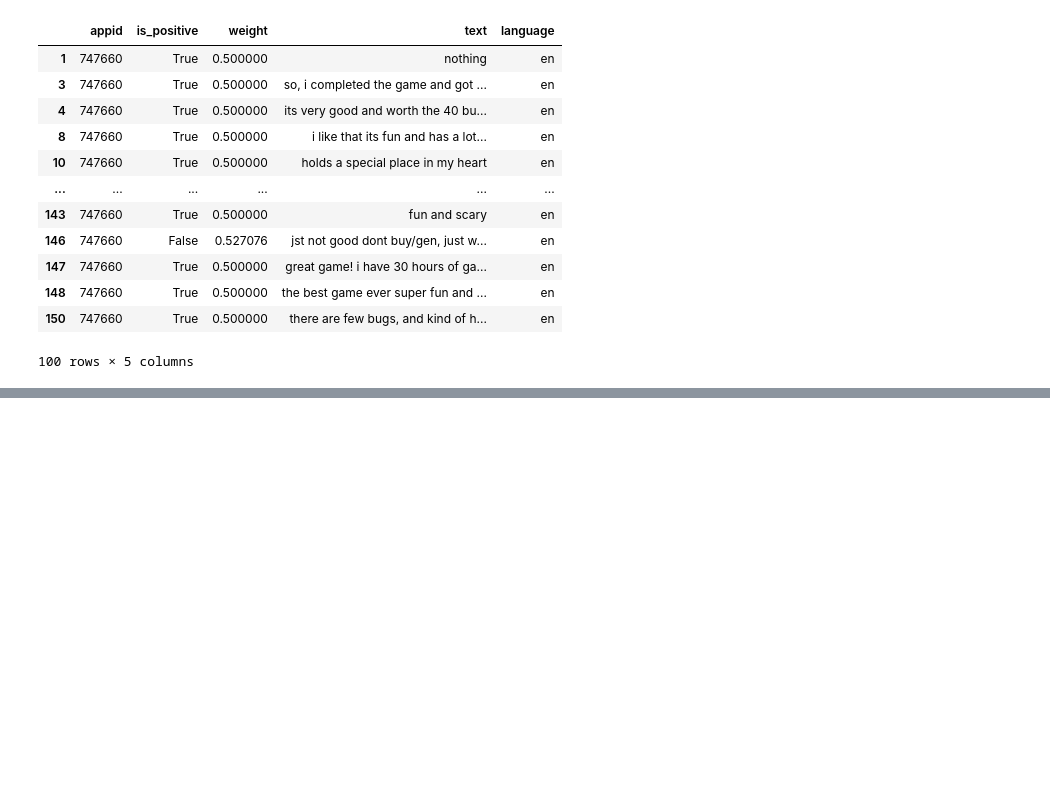
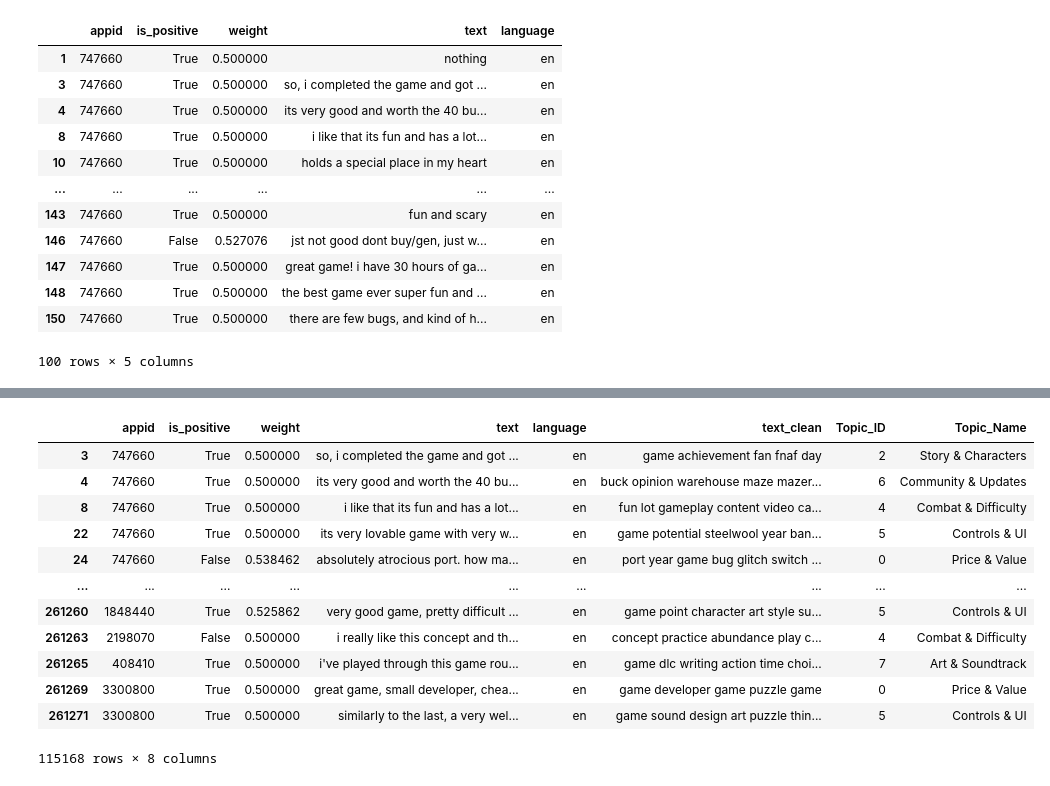
Before and after one commit to UCM-GIDIA-PD1/c2526-R4, a Jupyter notebook: src/4_Modelos/Reviews/top_frecuent_words.ipynb, the cells around one changed output, grey strips where cells are left out. Cells and saved outputs as stored; diff of their text form; code cells hidden in the pictures; blank space fills up the shorter version.

```diff
--- a/src/4_Modelos/Reviews/top_frecuent_words.ipynb
+++ b/src/4_Modelos/Reviews/top_frecuent_words.ipynb
@@ -30,4 +77,4 @@ df["text"] = df["text"].progress_apply(lambda x : clean_text(x))
 # %%
-model = FASTopic(num_topics = 5, verbose= True)
-topic_top_words, doc_topic_dist = model.fit_transform(df["text"].to_list())
+preprocess = Preprocess(vocab_size=3000, min_doc_count=750, max_doc_freq=0.3, stopwords=stop_words)
+model = FASTopic(num_topics = 8, verbose= True, preprocess=preprocess,device="cuda", low_memory=True, low_memory_batch_size=50000,DT_alpha = 5,TW_alpha = 5)
 # %% [output]
@@ -44,0 +82,9 @@ Notes:
+# %%
+def remove_hearts(text):
+    text = re.sub(r'(hearts){2,}', '', text)
+    text = re.sub('heartsheart', '', text)
+    text = re.sub('heart', '', text)
+    return text
+df["text_clean"] = df["text_clean"].progress_apply(remove_hearts)
+# %%
+topic_top_words, doc_topic_dist = model.fit_transform(df["text_clean"].to_list(),learning_rate=0.02)
@@ -44,0 +106,17 @@ Notes:
+# %%
+df["Topic_ID"] = np.argmax(doc_topic_dist, axis=1)
+
+topic_tags = {
+    0: "Price & Value",
+    1: "Design & Immersion",
+    2: "Story & Characters",
+    3: "Arcade & Shooters",
+    4: "Combat & Difficulty",
+    5: "Controls & UI",
+    6: "Community & Updates",
+    7: "Art & Soundtrack"
+}
+
+df["Topic_Name"] = df["Topic_ID"].map(topic_tags)
+
+print(df["Topic_Name"].value_counts())
@@ -44,0 +134,17 @@ Notes:
+# %%
+pd.set_option('display.max_colwidth', 500)
+df
+# %% [output]
+|  | appid | is_positive | weight | text | language | text_clean | Topic_ID | Topic_Name |
+| 3 | 747660 | True | 0.500000 | so, i completed the game and got ... | en | game achievement fan fnaf day | 2 | Story & Characters |
+| 4 | 747660 | True | 0.500000 | its very good and worth the 40 bu... | en | buck opinion warehouse maze mazer... | 6 | Community & Updates |
+| 8 | 747660 | True | 0.500000 | i like that its fun and has a lot... | en | fun lot gameplay content video ca... | 4 | Combat & Difficulty |
+| 22 | 747660 | True | 0.500000 | its very lovable game with very w... | en | game potential steelwool year ban... | 5 | Controls & UI |
+| 24 | 747660 | False | 0.538462 | absolutely atrocious port. how ma... | en | port year game bug glitch switch ... | 0 | Price & Value |
+| ... | ... | ... | ... | ... | ... | ... | ... | ... |
+| 261260 | 1848440 | True | 0.525862 | very good game, pretty difficult ... | en | game point character art style su... | 5 | Controls & UI |
+| 261263 | 2198070 | False | 0.500000 | i really like this concept and th... | en | concept practice abundance play c... | 4 | Combat & Difficulty |
+| 261265 | 408410 | True | 0.500000 | i've played through this game rou... | en | game dlc writing action time choi... | 7 | Art & Soundtrack |
+| 261269 | 3300800 | True | 0.500000 | great game, small developer, chea... | en | game developer game puzzle game | 0 | Price & Value |
+| 261271 | 3300800 | True | 0.500000 | similarly to the last, a very wel... | en | game sound design art puzzle thin... | 5 | Controls & UI |
+115168 rows × 8 columns
```
Also changed, not shown: parts of 12 cells of this notebook, 1 other file.
